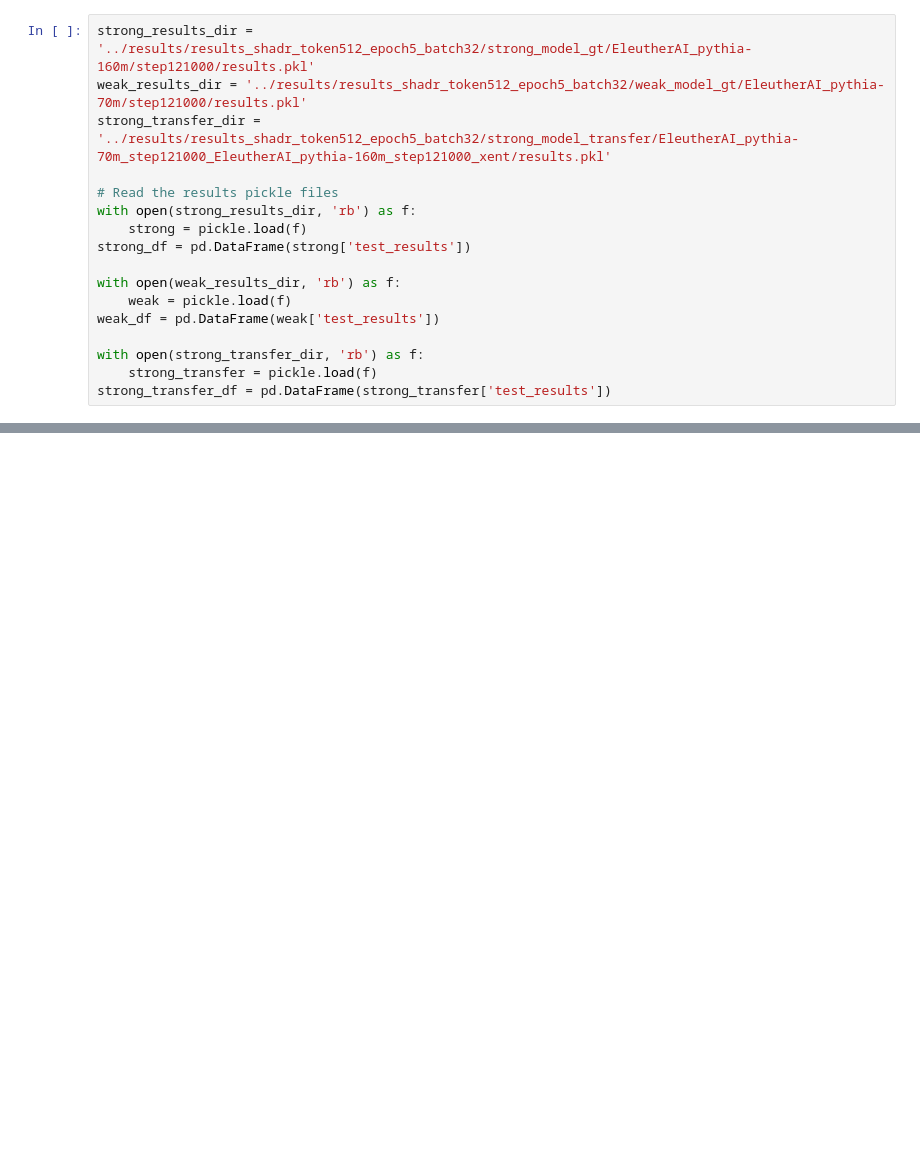
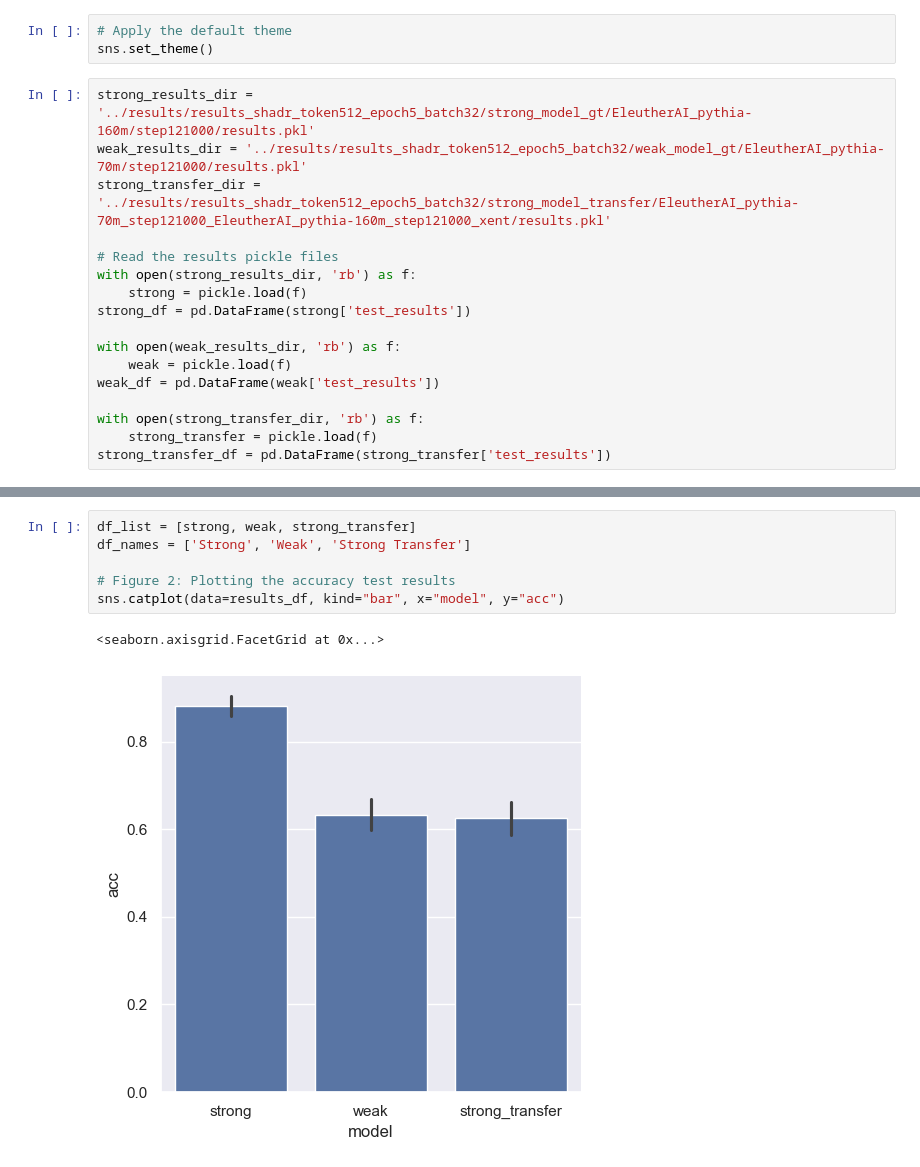
Before and after one commit to aashnapshah/weak-to-strong-expts, a Jupyter notebook: notebooks/mpotta_20240426_analysis_shadr.ipynb, the cells around one changed output, grey strips where cells are left out. Drawn from its saved outputs; the diff is of its cells as text; blank space fills up the shorter version.

```diff
--- a/notebooks/mpotta_20240426_analysis_shadr.ipynb
+++ b/notebooks/mpotta_20240426_analysis_shadr.ipynb
@@ -6,3 +8,6 @@ import matplotlib.pyplot as plt
+# %%
+# Apply the default theme
+sns.set_theme()
 # %%
 strong_results_dir = '../results/results_shadr_token512_epoch5_batch32/strong_model_gt/EleutherAI_pythia-160m/step121000/results.pkl'
 weak_results_dir = '../results/results_shadr_token512_epoch5_batch32/weak_model_gt/EleutherAI_pythia-70m/step121000/results.pkl'
@@ -33,0 +40,9 @@ results_df.head()
+# %%
+df_list = [strong, weak, strong_transfer]
+df_names = ['Strong', 'Weak', 'Strong Transfer']
+
+# Figure 2: Plotting the accuracy test results
+sns.catplot(data=results_df, kind="bar", x="model", y="acc")
+# %% [output]
+<seaborn.axisgrid.FacetGrid at 0x...>
+[figure, added]
```
Also changed, not shown: parts of 5 cells of this notebook.
